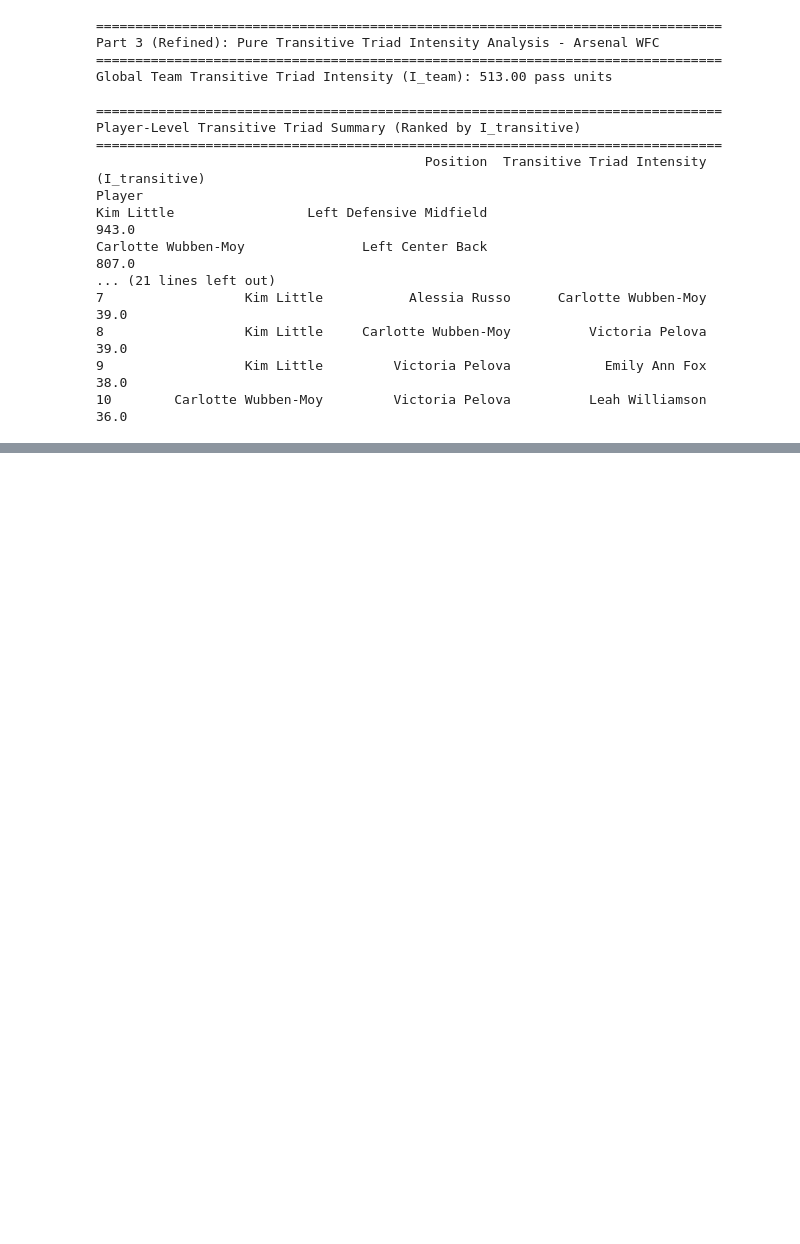
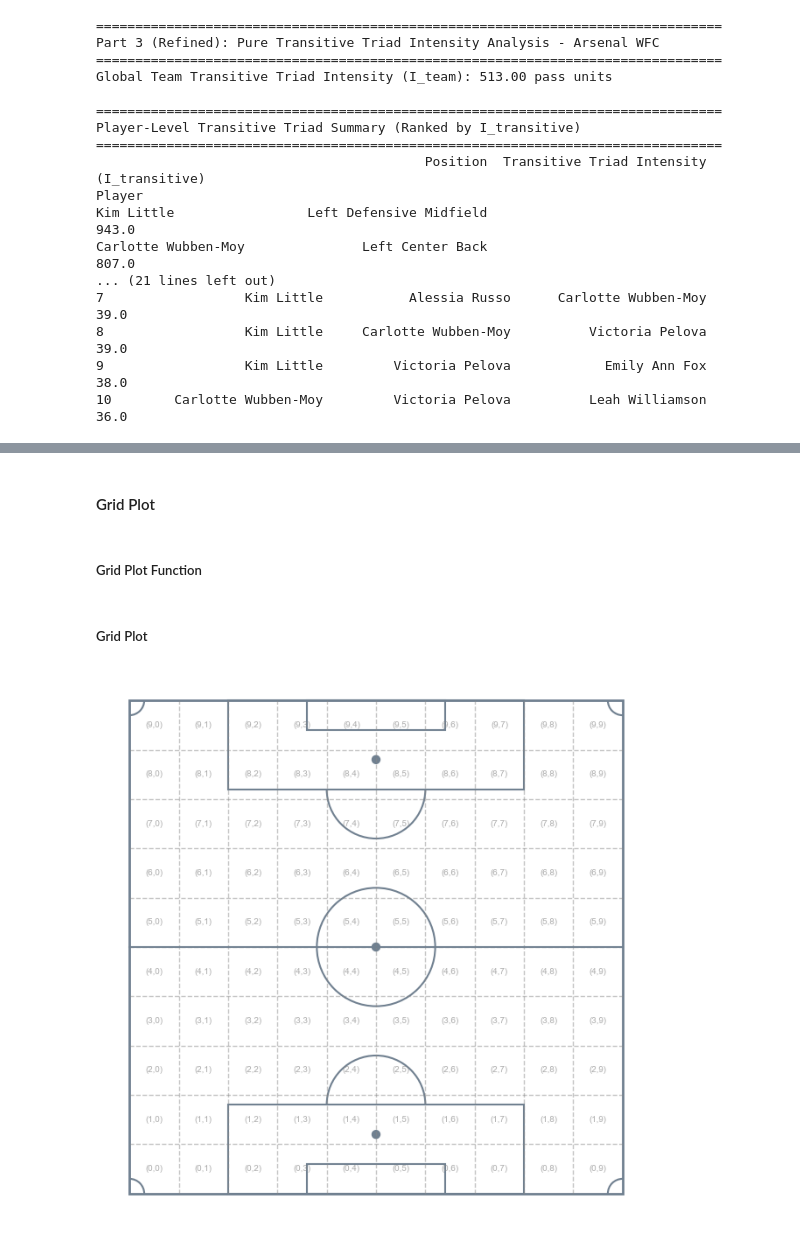
Before and after one commit to LukeBirkett/study-planner, a Jupyter notebook: 981G5_Network_Science/assessment/notebook.ipynb, the cells around one changed output, grey strips where cells are left out. Drawn from its saved outputs; the diff is of its cells as text; code cells hidden in the pictures; blank space fills up the shorter version.

```diff
--- a/981G5_Network_Science/assessment/notebook.ipynb
+++ b/981G5_Network_Science/assessment/notebook.ipynb
@@ -2628,0 +2774,4 @@ Carlotte Wubben-Moy               Left Center Back
+# %% [markdown]
+#### Grid Plot
+# %% [markdown]
+##### Grid Plot Function
@@ -2628,0 +2852,16 @@ Carlotte Wubben-Moy               Left Center Back
+# %% [markdown]
+##### Grid Plot
+# %%
+# ==============================================================================
+# EXAMPLE USAGE (Assuming your original draw_vertical_pitch is already defined)
+# ==============================================================================
+fig, ax = plt.subplots(figsize=(8, 11))
+draw_pitch_with_grid(
+    original_pitch_func=draw_vertical_pitch,
+    ax=ax,
+    grid_size=(10, 10),
+    show_bin_labels=True
+)
+plt.show()
+# %% [output]
+[figure, added]
```
Also changed, not shown: parts of 33 cells of this notebook, 1 other file.
